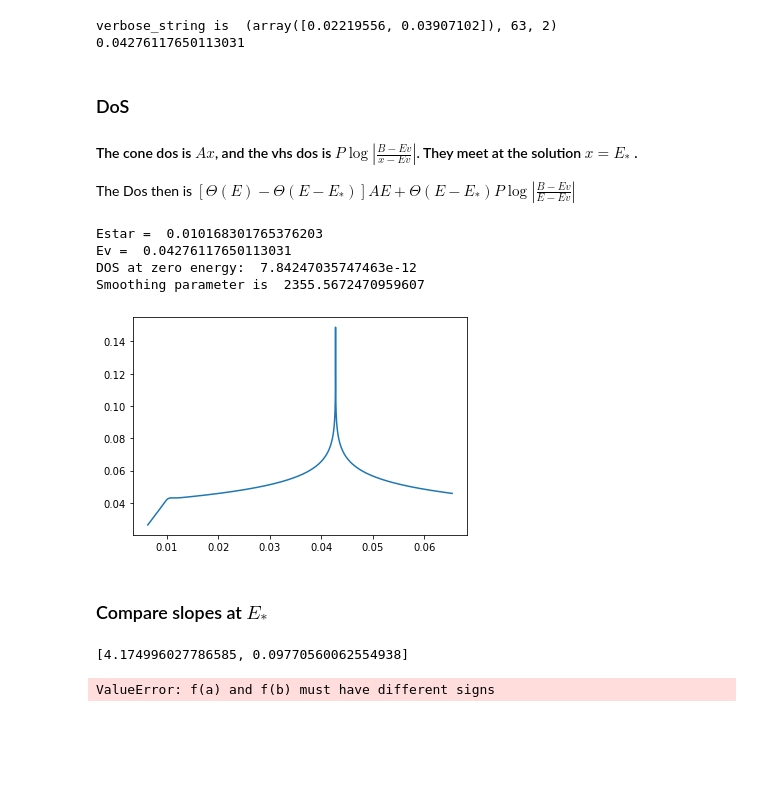
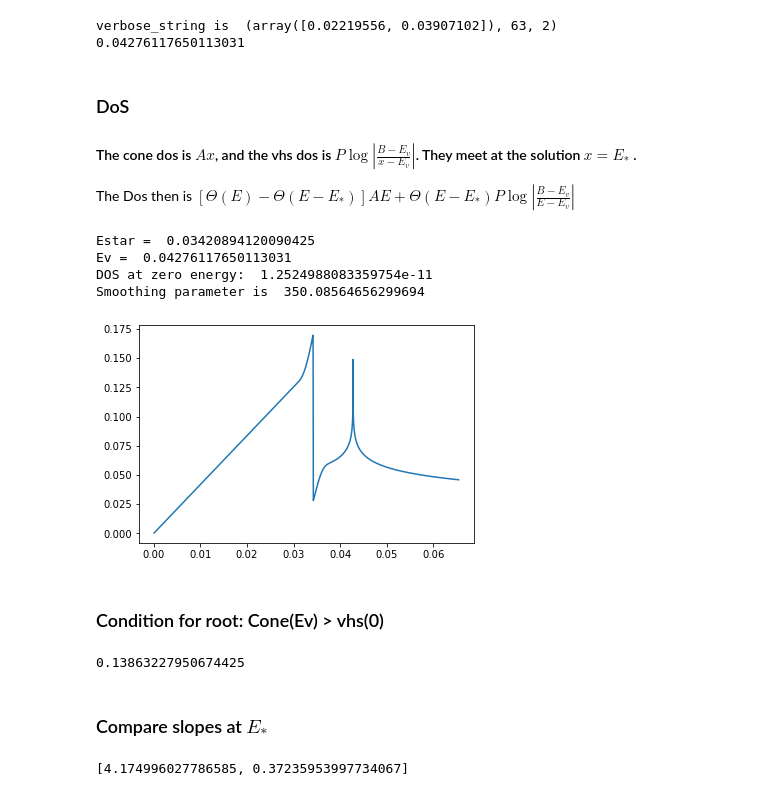
Before and after one commit to aravindhshankar/KondoVHS, a Jupyter notebook: Systematic Matching.ipynb, the cells around one changed output. Cells and saved outputs as stored; diff of their text form; code cells hidden in the pictures; blank space fills up the shorter version.

Commit message:
added smoothstep

```diff
--- a/Systematic Matching.ipynb
+++ b/Systematic Matching.ipynb
@@ -45,42 +45,54 @@ verbose_string is  (array([0.02219556, 0.03907102]), 63, 2)
 0.04276117650113031
 # %% [markdown]
 ### DoS
-#### The cone dos is $A x$, and the vhs dos is $P \log\left|\frac{B-Ev}{x-Ev}\right|$. They meet at the solution $x = E_*$ .
+#### The cone dos is $A x$, and the vhs dos is $P \log\left|\frac{B-E_v}{x-E_v}\right|$. They meet at the solution $x = E_*$ .
 The Dos then is
-$\left[\Theta(E) - \Theta(E - E_*)\right] A E + \Theta(E-E_*) P \log\left|\frac{B-Ev}{E-Ev}\right|$
+$\left[\Theta(E) - \Theta(E - E_*)\right] A E + \Theta(E-E_*) P \log\left|\frac{B-E_v}{E-E_v}\right|$
 # %%
 A = DiracConeDoS_TBLG(1, thetarad)
 P = (12/(4*np.pi**2)) * (1/(np.sqrt(np.abs(alpha*beta))))
 
-eps = 1e-6
+eps = 1e-2
 def forbisection(x,A,P,BW,Ev):
     return A*x/P - (np.log(np.abs((BW-Ev)/(x-Ev))))
 
-Estar = bisect(forbisection,0+eps,Ev-eps,args=(A,P,BW,Ev))
-#Estar1 = bisect(forbisection,Estar+eps,Ev-eps,args=(A,P,BW,Ev))
-#Estar = Estar1
+#Estar = bisect(forbisection,0+eps,Ev-eps,args=(A,P,BW,Ev))
+Estar = newton(forbisection,0,args=(A,P,BW,Ev))
+Estar = 0.8*Ev
 print("Estar = ",Estar)
 #DoS = np.array([(np.heaviside(mu,0) - np.heaviside(mu-Estar,0)) * A * np.abs(mu) +
 #       np.heaviside(mu - Estar,0) * P * np.log(np.abs((BW-Ev)/(mu-Ev))) for mu in Eset])
 
-s = 100/(A * Estar)
-DoS = np.array([(expit((mu)*s) - expit((mu-Estar)*s)) * A * np.abs(mu) +
-       expit((mu - Estar)*s) * P * np.log(np.abs((BW-Ev)/(mu-Ev))) for mu in Eset])
+s = 50/(A * Estar)
+#DoS = np.array([(expit((mu)*s) - expit((mu-Estar)*s)) * A * np.abs(mu) +
+#       expit((mu - Estar)*s) * P * np.log(np.abs((BW-Ev)/(mu-Ev))) for mu in Eset])
+
+N=2
+DoS = np.array([(1 - smoothstep(mu,0.999*Estar,1.001*Estar,N)) * A * np.abs(mu) +
+       smoothstep(mu,0.9*Estar,1.1*Estar,N) * P * np.log(np.abs((BW-Ev)/(mu-Ev))) for mu in Eset])
 #startindex = 108000
 #stopindex = 112000
 #startindex = 0
 #stopindex= 140000
-startindex, stopindex = [101000,112000]
+startindex, stopindex = [81000,112000]
 plt.plot(Eset[startindex:stopindex],DoS[startindex:stopindex])
 print("Ev = ", Ev)
 print("DOS at zero energy: ", DoS[0])
 print("Smoothing parameter is ", s)
 # %% [output]
-Estar =  0.010168301765376203
+Estar =  0.03420894120090425
 Ev =  0.04276117650113031
-DOS at zero energy:  7.84247035747463e-12
-Smoothing parameter is  2355.5672470959607
+DOS at zero energy:  1.2524988083359754e-11
+Smoothing parameter is  350.08564656299694
-[figure, old version]
+[figure, new version]
+# %% [markdown]
+### Condition for root: Cone(Ev) > vhs(0)
+# %%
+coneEv = A * np.abs(Ev)
+vhSzero = P * np.log(np.abs((BW-Ev)/(0-Ev)))
+coneEv - vhSzero
+# %% [output]
+0.13863227950674425
 # %% [markdown]
 ### Compare slopes at $E_*$
 # %%
@@ -89,10 +101,9 @@ def slope_line(x):
 def slope_log(x) :
     return P * ((Ev-x)/(BW-Ev)) * (1/(Ev-x)**2)
 print([slope_line(Estar), slope_log(Estar)])
-eqslop = bisect(lambda x: slope_line(x)-slope_log(x), 0, Ev-eps)
-slope_log(eqslop+10*eps)
+#eqslop = bisect(lambda x: slope_line(x)-slope_log(x), 0, Ev-eps)
+#slope_log(eqslop+10*eps)
 
-Estar1 = bisect(forbisection,eqslop,Ev-eps,args=(A,P,BW,Ev))
+#Estar1 = bisect(forbisection,eqslop,Ev-eps,args=(A,P,BW,Ev))
 # %% [output]
-[4.174996027786585, 0.09770560062554938]
+[4.174996027786585, 0.37235953997734067]
-ValueError: f(a) and f(b) must have different signs
```
Also changed, not shown: parts of 3 cells of this notebook, 2 other files.
